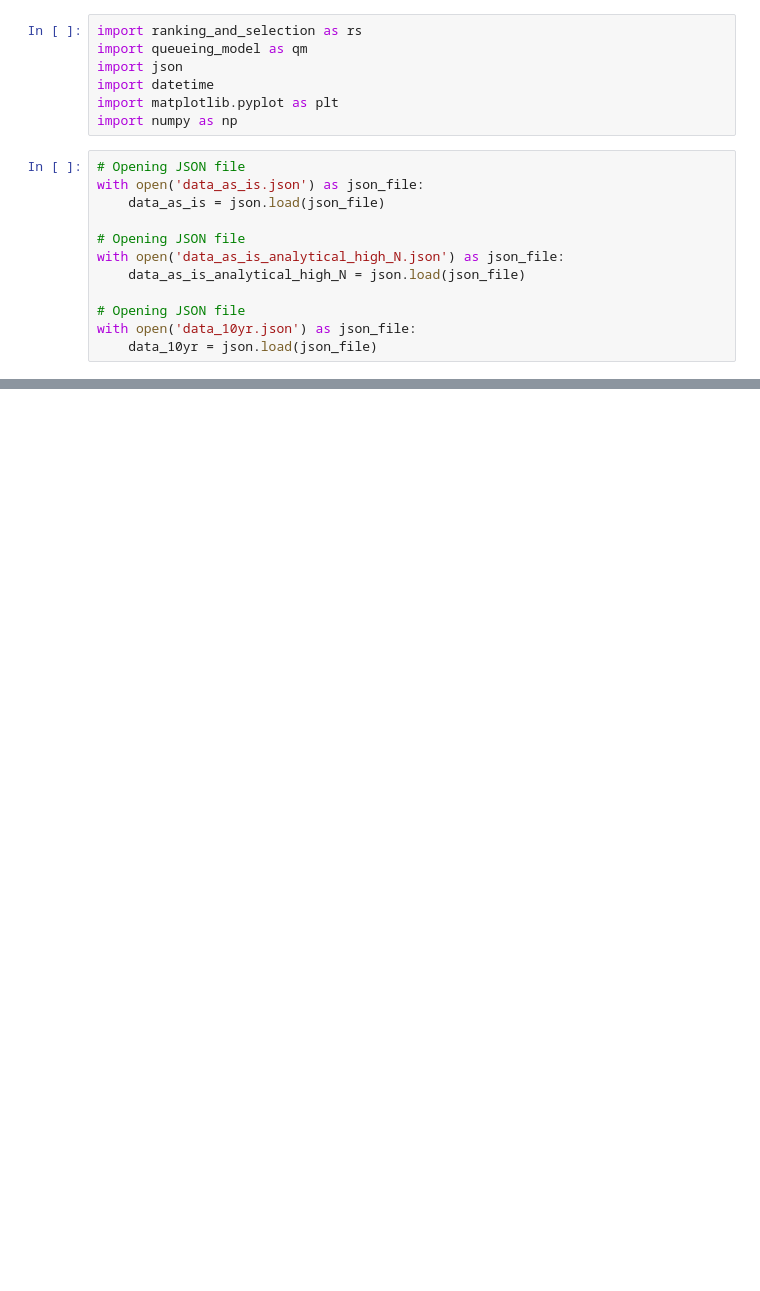
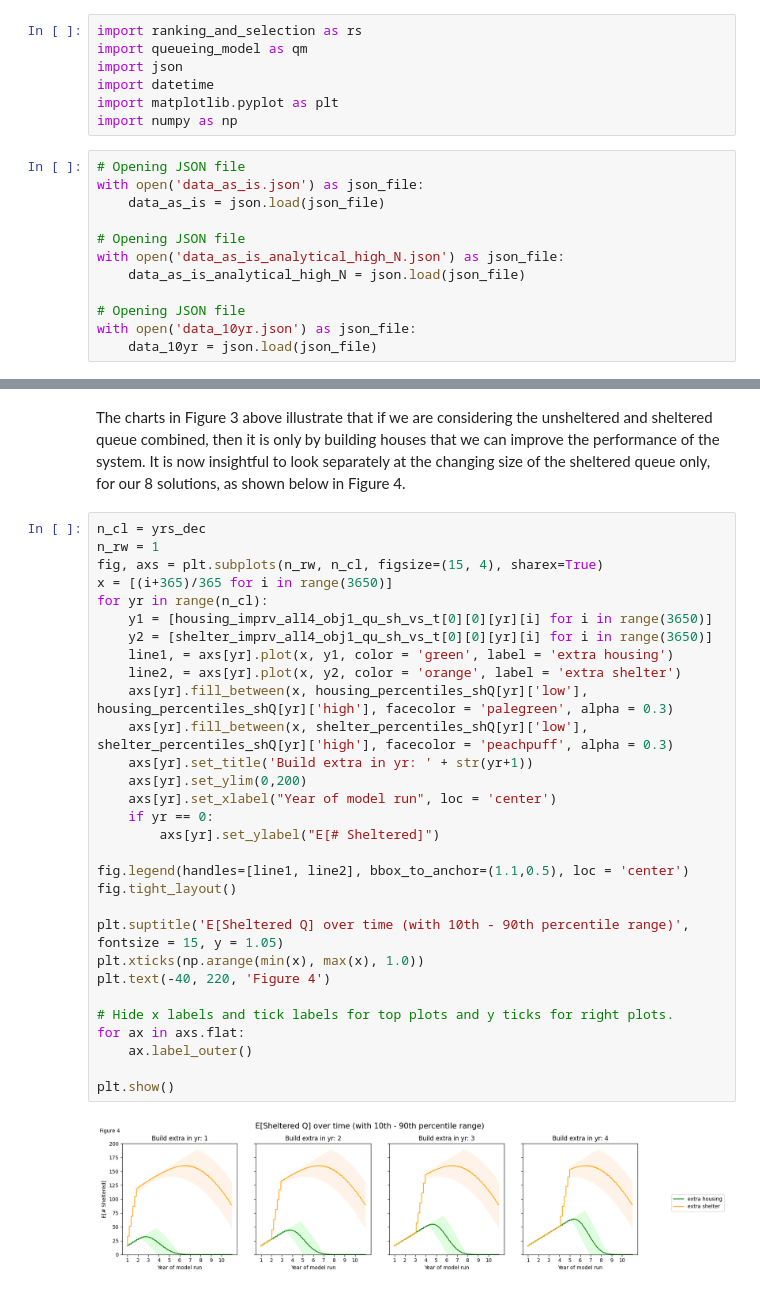
Before and after one commit to grahamburgess3/homeless_services, a Jupyter notebook: 06_analytical_model_vs_t.ipynb, the cells around one changed output, grey strips where cells are left out. Saved outputs shown, nothing was run; the diff lists cells and outputs as text; blank space fills up the shorter version.

```diff
--- a/06_analytical_model_vs_t.ipynb
+++ b/06_analytical_model_vs_t.ipynb
@@ -213,0 +278,34 @@ for ax in axs.flat:
+# %% [markdown]
+The charts in Figure 3 above illustrate that if we are considering the unsheltered and sheltered queue combined, then it is only by building houses that we can improve the performance of the system. It is now insightful to look separately at the changing size of the sheltered queue only, for our 8 solutions, as shown below in Figure 4.
+# %%
+n_cl = yrs_dec
+n_rw = 1
+fig, axs = plt.subplots(n_rw, n_cl, figsize=(15, 4), sharex=True)
+x = [(i+365)/365 for i in range(3650)]
+for yr in range(n_cl):
+    y1 = [housing_imprv_all4_obj1_qu_sh_vs_t[0][0][yr][i] for i in range(3650)]
+    y2 = [shelter_imprv_all4_obj1_qu_sh_vs_t[0][0][yr][i] for i in range(3650)]
+    line1, = axs[yr].plot(x, y1, color = 'green', label = 'extra housing')
+    line2, = axs[yr].plot(x, y2, color = 'orange', label = 'extra shelter')
+    axs[yr].fill_between(x, housing_percentiles_shQ[yr]['low'], housing_percentiles_shQ[yr]['high'], facecolor = 'palegreen', alpha = 0.3)
+    axs[yr].fill_between(x, shelter_percentiles_shQ[yr]['low'], shelter_percentiles_shQ[yr]['high'], facecolor = 'peachpuff', alpha = 0.3)
+    axs[yr].set_title('Build extra in yr: ' + str(yr+1))
+    axs[yr].set_ylim(0,200)
+    axs[yr].set_xlabel("Year of model run", loc = 'center')
+    if yr == 0:
+        axs[yr].set_ylabel("E[# Sheltered]")
+
+fig.legend(handles=[line1, line2], bbox_to_anchor=(1.1,0.5), loc = 'center')
+fig.tight_layout()
+
+plt.suptitle('E[Sheltered Q] over time (with 10th - 90th percentile range)', fontsize = 15, y = 1.05)
+plt.xticks(np.arange(min(x), max(x), 1.0))
+plt.text(-40, 220, 'Figure 4')
+
+# Hide x labels and tick labels for top plots and y ticks for right plots.
+for ax in axs.flat:
+    ax.label_outer()
+
+plt.show()
+# %% [output]
+[figure, added]
```
Also changed, not shown: parts of 18 cells of this notebook, 2 other files.
